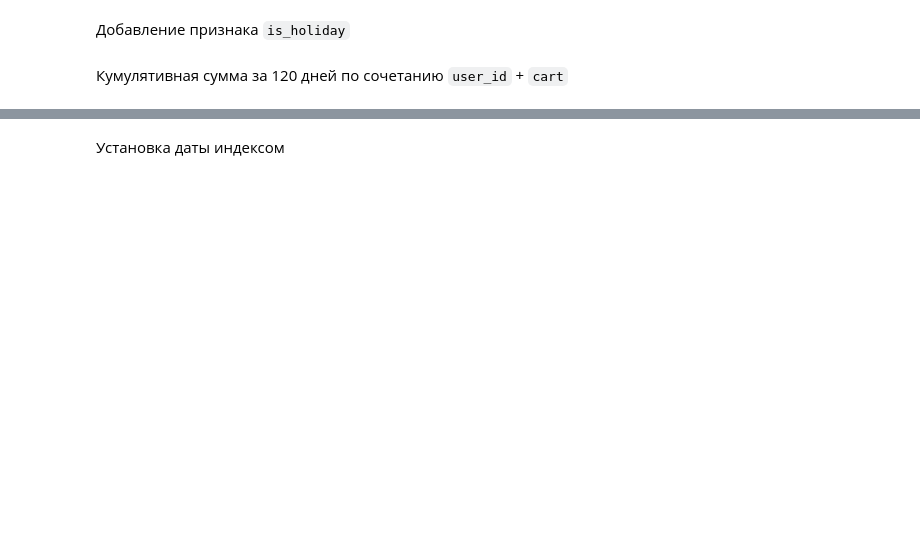
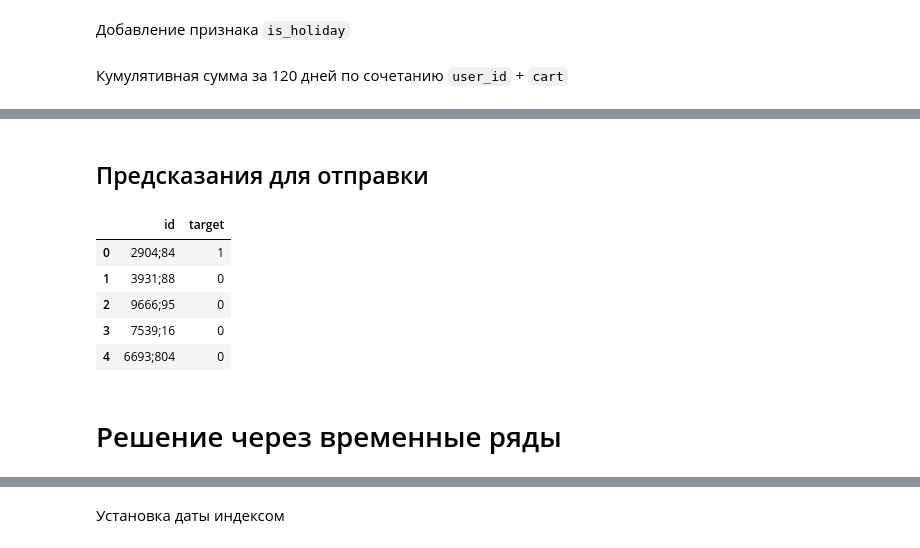
Before and after one commit to denis-42ds/next_order_forecast, a Jupyter notebook: sbermarket-competition.ipynb, the cells around one changed output, grey strips where cells are left out. Saved outputs shown, nothing was run; the diff lists cells and outputs as text; code cells hidden in the pictures; blank space fills up the shorter version.

```diff
--- a/sbermarket-competition.ipynb
+++ b/sbermarket-competition.ipynb
@@ -317,0 +460,31 @@ df_w.drop('date', axis=1, inplace=True)
+# %%
+def prepare_for_training(dataset):
+    y = dataset['target']
+    X = dataset.drop(['target'], axis=1)
+
+    # Разделение данных на выборки
+    X_train, X_valid, y_train, y_valid = (train_test_split(X,
+                                                           y,
+                                                           test_size=0.2,
+                                                           random_state=RANDOM_STATE,
+                                                           stratify=y)
+                                         )
+
+    # Приведение данных к единому масштабу
+    scaler = StandardScaler()
+    X_train_scl = (pd.DataFrame(scaler.fit_transform(X_train.drop(['id'], axis=1)),
+                                columns=X_train.drop(['id'], axis=1).columns,
+                                index=X_train.drop(['id'], axis=1).index)
+                  )
+    X_train_scl = pd.concat([X_train_scl, X_train['id']], axis=1)
+
+    X_valid_scl = (pd.DataFrame(scaler.transform(X_valid.drop(['id'], axis=1)),
+                                columns=X_valid.drop(['id'], axis=1).columns,
+                                index=X_valid.drop(['id'], axis=1).index)
+                  )
+
+    X_valid_scl = pd.concat([X_valid_scl, X_valid['id']], axis=1)
+
+    print(X_train_scl.shape, X_valid_scl.shape, y_train.shape, y_valid.shape)
+
+    return X_train_scl, X_valid_scl, y_train, y_valid
@@ -317,0 +538,16 @@ df_w.drop('date', axis=1, inplace=True)
+# %% [markdown]
+## Предсказания для отправки
+# %%
+lr_st_pred_total = lr_st.predict(pd.concat([X_train_scl, X_valid_scl], axis=0).drop(['id'], axis=1))
+submission = pd.concat([X_train_scl, X_valid_scl], axis=0).copy()
+submission['target'] = lr_st_pred_total
+submission = submission.iloc[:, [-2, -1]]
+submission.reset_index(drop=True, inplace=True)
+submission.head()
+# %% [output]
+|  | id | target |
+| 0 | 2904;84 | 1 |
+| 1 | 3931;88 | 0 |
+| 2 | 9666;95 | 0 |
+| 3 | 7539;16 | 0 |
+| 4 | 6693;804 | 0 |
@@ -317,0 +574,2 @@ df_w.drop('date', axis=1, inplace=True)
+# %% [markdown]
+# Решение через временные ряды
```
Also changed, not shown: parts of 53 cells of this notebook.
